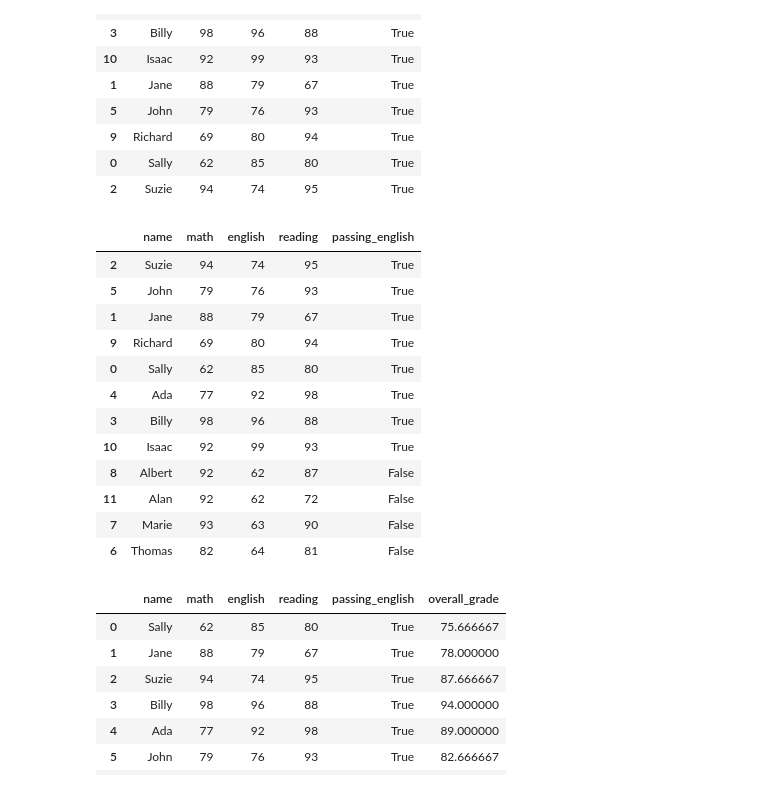
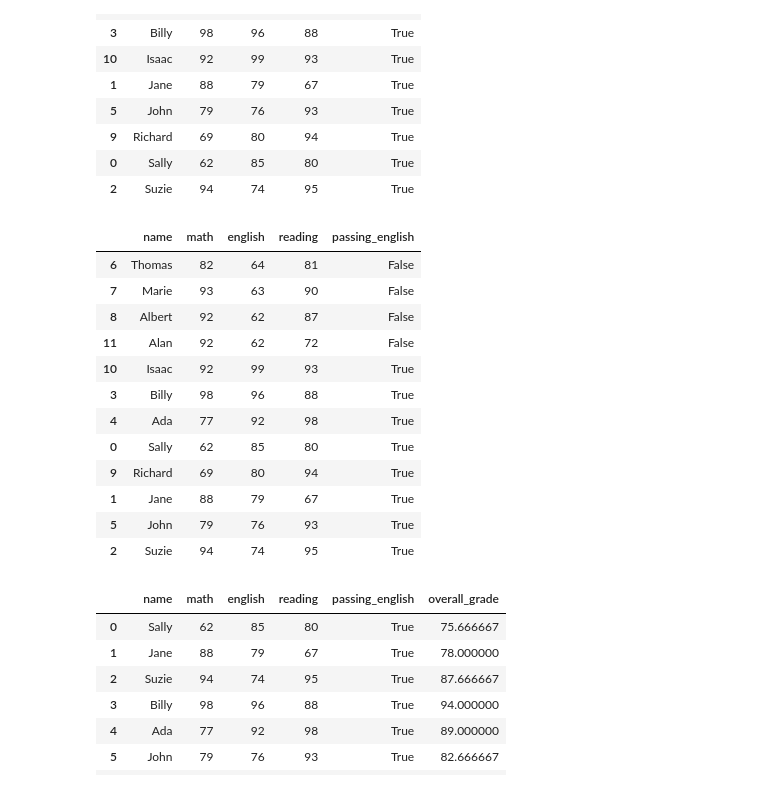
Before and after one commit to Chellyann-moreno/numpy-pandas-visualization-exercises, a Jupyter notebook: dataframes.ipynb, the cells around one changed output. Drawn from its saved outputs; the diff is of its cells as text; code cells hidden in the pictures.

```diff
--- a/dataframes.ipynb
+++ b/dataframes.ipynb
@@ -46,8 +42,8 @@ df
 | 10 | Isaac | 92 | 99 | 93 |
 | 11 | Alan | 92 | 62 | 72 |
 # %%
-#
-df['passing_english']=df['english']>70
+#a
+df['passing_english']=df['english']>=70
 # %%
 df
 # %% [output]
@@ -102,22 +98,22 @@ grades_sorted
 | 2 | Suzie | 94 | 74 | 95 | True |
 # %%
 #d
-grades_sorted=df.sort_values(by=['passing_english','english'],ascending=[False,True])
+grades_sorted=df.sort_values(by=['passing_english','english'],ascending=[True,False])
 grades_sorted
 # %% [output]
 |  | name | math | english | reading | passing_english |
-| 2 | Suzie | 94 | 74 | 95 | True |
-| 5 | John | 79 | 76 | 93 | True |
-| 1 | Jane | 88 | 79 | 67 | True |
-| 9 | Richard | 69 | 80 | 94 | True |
-| 0 | Sally | 62 | 85 | 80 | True |
-| 4 | Ada | 77 | 92 | 98 | True |
-| 3 | Billy | 98 | 96 | 88 | True |
-| 10 | Isaac | 92 | 99 | 93 | True |
+| 6 | Thomas | 82 | 64 | 81 | False |
+| 7 | Marie | 93 | 63 | 90 | False |
 | 8 | Albert | 92 | 62 | 87 | False |
 | 11 | Alan | 92 | 62 | 72 | False |
-| 7 | Marie | 93 | 63 | 90 | False |
-| 6 | Thomas | 82 | 64 | 81 | False |
+| 10 | Isaac | 92 | 99 | 93 | True |
+| 3 | Billy | 98 | 96 | 88 | True |
+| 4 | Ada | 77 | 92 | 98 | True |
+| 0 | Sally | 62 | 85 | 80 | True |
+| 9 | Richard | 69 | 80 | 94 | True |
+| 1 | Jane | 88 | 79 | 67 | True |
+| 5 | John | 79 | 76 | 93 | True |
+| 2 | Suzie | 94 | 74 | 95 | True |
 # %%
 #e
 df.assign(overall_grade =(df['math']+df['english']+df['reading'])/3)
```
Also changed, not shown: parts of 17 cells of this notebook.
